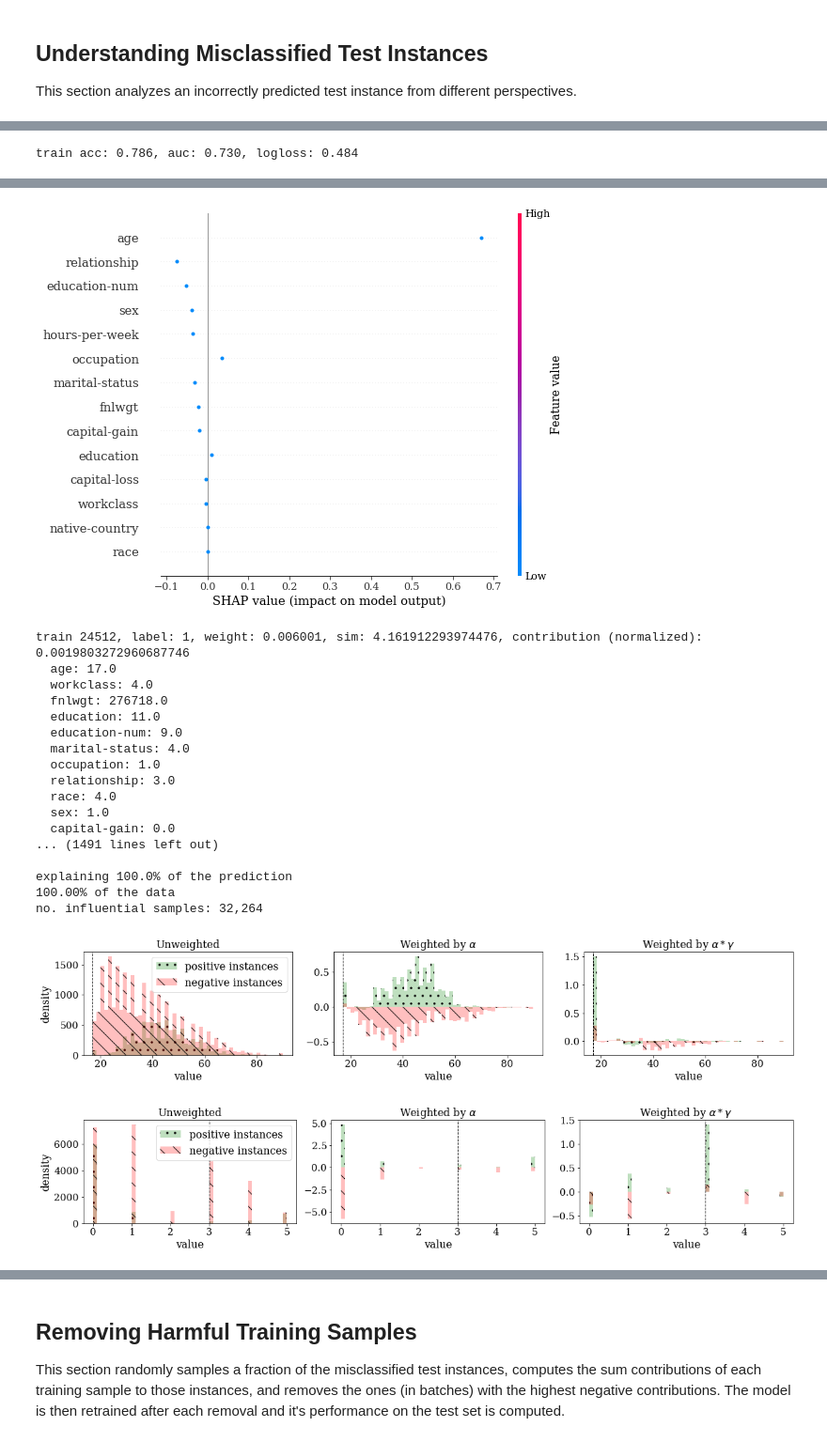
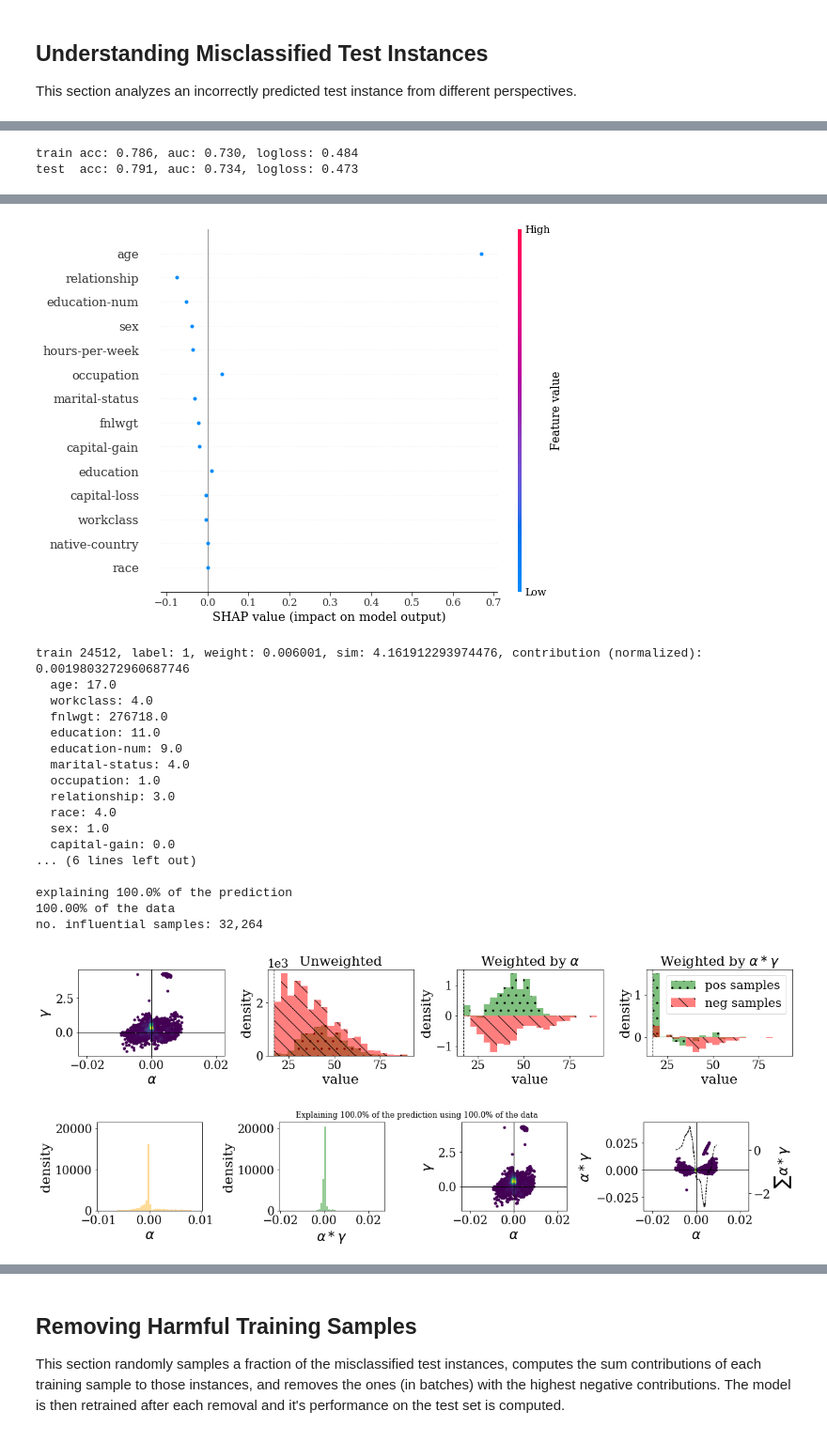
Before and after one commit to jjbrophy47/trex, a Jupyter notebook: experiments/notebooks/medifor.ipynb, the cells around one changed output, grey strips where cells are left out. Shown: that part at 94% size. Cells and saved outputs as stored; diff of their text form; code cells hidden in the pictures.

```diff
--- a/experiments/notebooks/medifor.ipynb
+++ b/experiments/notebooks/medifor.ipynb
@@ -105,19 +105,20 @@ args.tree_kernel='tree_output'
 args.kernel_model='lr'
 args.data_dir=data_dir
 args.xlim=None
-args.max_bins=50
+args.max_bins=20
 args.kde=False
 args.overlay=False
-args.topk=100
+args.topk=1
 args.test_type='neg_correct'
-args.alpha=0.25
+args.alpha=0.5
 args.rs=2
-args.load_trex=False
+args.load_trex=True
 args.normalize_shap=True
 args.coverage=1.0
 args.surplus=None
 args.max_contribution=0.0025
 args.s_frac=0.55
+args.rasterize=True
 args.ext='pdf'
 misclassification.main(args)
 # %% [output]
@@ -139,3 +140,4 @@ test  acc: 0.852, auc: 0.907, logloss: 0.315
 
 training 2 different LR models
 train acc: 0.786, auc: 0.730, logloss: 0.484
+test  acc: 0.791, auc: 0.734, logloss: 0.473
@@ -150,22 +148,22 @@ TREE OUTPUT
 test 14401
 {'age': 17.0, 'workclass': 4.0, 'fnlwgt': 73820.0, 'education': 2.0, 'education-num': 8.0, 'marital-status': 4.0, 'occupation': 12.0, 'relationship': 3.0, 'race': 4.0, 'sex': 0.0, 'capital-gain': 0.0, ...
 [figure]
 train 24512, label: 1, weight: 0.006001, sim: 4.161912293974476, contribution (normalized): 0.0019803272960687746
   age: 17.0
   workclass: 4.0
   fnlwgt: 276718.0
   education: 11.0
   education-num: 9.0
   marital-status: 4.0
   occupation: 1.0
   relationship: 3.0
   race: 4.0
   sex: 1.0
   capital-gain: 0.0
-... (1491 lines left out)
+... (6 lines left out)
 
 explaining 100.0% of the prediction
 100.00% of the data
 no. influential samples: 32,264
-[figure, old version]
+[figure, new version]
-[figure, old version]
+[figure, new version]
```
Also changed, not shown: parts of 1 cell of this notebook, 4 other files.
